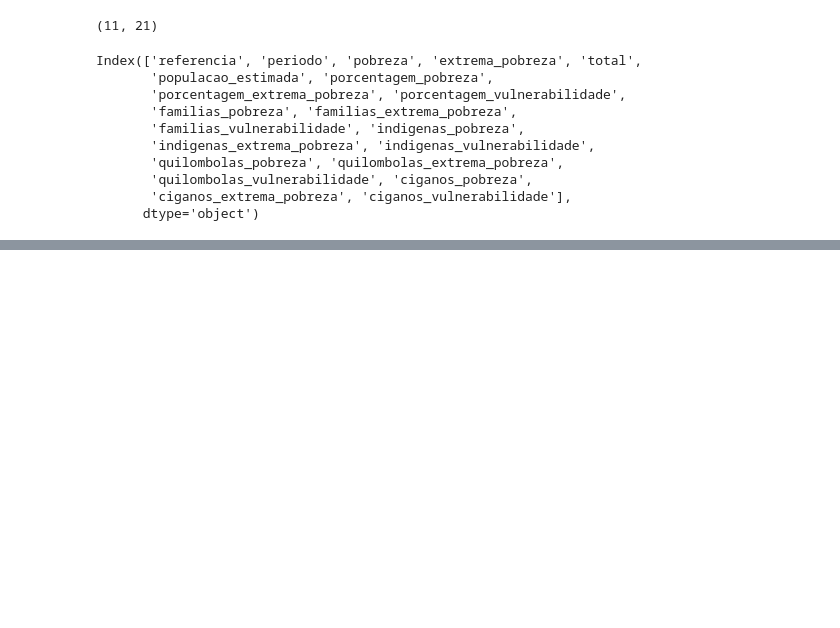
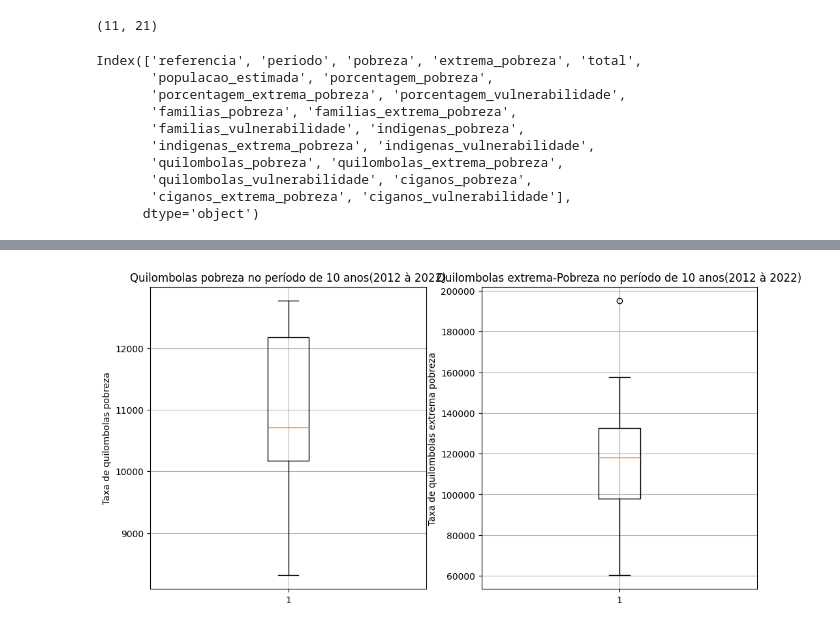
Before and after one commit to jouaraujo/pobreza_kaggle, a Jupyter notebook: pobreza.ipynb, the cells around one changed output, grey strips where cells are left out. Cells and saved outputs as stored; diff of their text form; code cells hidden in the pictures; blank space fills up the shorter version.

```diff
--- a/pobreza.ipynb
+++ b/pobreza.ipynb
@@ -76,0 +112,15 @@ plt.xlabel("Anos");
+# %%
+fig, (ax1, ax2) = plt.subplots(1, 2, gridspec_kw={'width_ratios': [2, 2]}, figsize=(12, 6))
+ax1.set_title("Quilombolas pobreza no período de 10 anos(2012 à 2022)")
+ax1.title.set_position([.5, 1.05])
+ax1.boxplot(df["quilombolas_pobreza"])
+ax1.grid()
+ax1.set_ylabel("Taxa de quilombolas pobreza")
+
+ax2.set_title("Quilombolas extrema-Pobreza no período de 10 anos(2012 à 2022)")
+ax2.title.set_position([.5, 1.05])
+ax2.boxplot(df["quilombolas_extrema_pobreza"])
+ax2.grid()
+ax2.set_ylabel("Taxa de quilombolas extrema pobreza");
+# %% [output]
+[figure, added]
```
Also changed, not shown: parts of 7 cells of this notebook.
